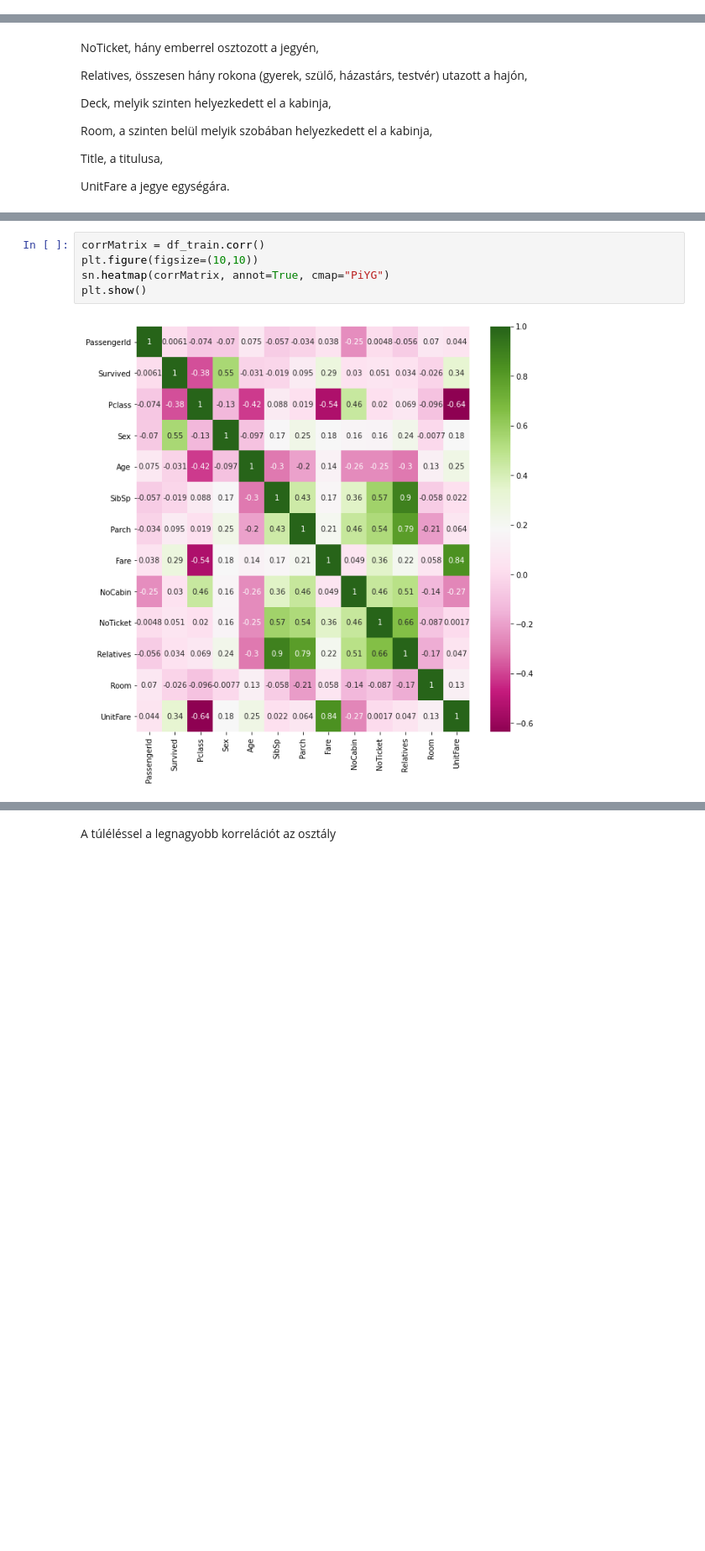
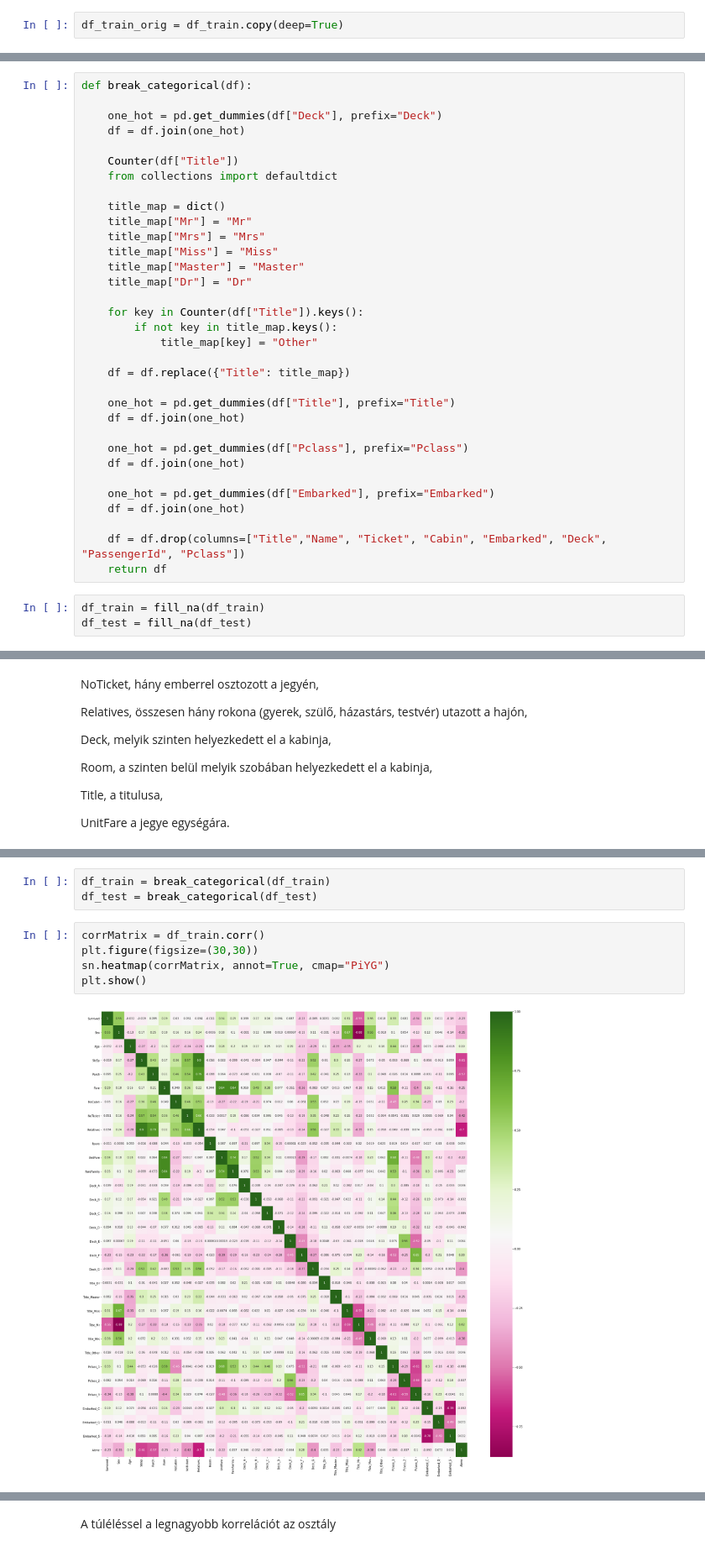
Before and after one commit to banderasz/KPMG, a Jupyter notebook: titanic.ipynb, the cells around one changed output, grey strips where cells are left out. Shown at 84% size. Saved outputs shown, nothing was run; the diff lists cells and outputs as text; blank space fills up the shorter version.

```diff
--- a/titanic.ipynb
+++ b/titanic.ipynb
@@ -138,0 +318,2 @@ memory usage: 90.3+ KB
+# %%
+df_train_orig = df_train.copy(deep=True)
@@ -139 +368,37 @@ memory usage: 90.3+ KB
+# %%
+def break_categorical(df):
+
+    one_hot = pd.get_dummies(df["Deck"], prefix="Deck")
+    df = df.join(one_hot)
+
+    Counter(df["Title"])
+    from collections import defaultdict
+
+    title_map = dict()
+    title_map["Mr"] = "Mr"
+    title_map["Mrs"] = "Mrs"
+    title_map["Miss"] = "Miss"
+    title_map["Master"] = "Master"
+    title_map["Dr"] = "Dr"
+
+    for key in Counter(df["Title"]).keys():
+        if not key in title_map.keys():
+            title_map[key] = "Other"
+
+    df = df.replace({"Title": title_map})
+
+    one_hot = pd.get_dummies(df["Title"], prefix="Title")
+    df = df.join(one_hot)
+
+    one_hot = pd.get_dummies(df["Pclass"], prefix="Pclass")
+    df = df.join(one_hot)
+
+    one_hot = pd.get_dummies(df["Embarked"], prefix="Embarked")
+    df = df.join(one_hot)
+
+    df = df.drop(columns=["Title","Name", "Ticket", "Cabin", "Embarked", "Deck", "PassengerId", "Pclass"])
+    return df
+# %%
+df_train = fill_na(df_train)
+df_test = fill_na(df_test)
 # %%
@@ -282,7 +563,10 @@ Text(0, 0.5, 'Utasok száma')
+# %%
+df_train = break_categorical(df_train)
+df_test = break_categorical(df_test)
 # %%
 corrMatrix = df_train.corr()
-plt.figure(figsize=(10,10))
+plt.figure(figsize=(30,30))
 sn.heatmap(corrMatrix, annot=True, cmap="PiYG")
 plt.show()
 # %% [output]
-[figure, old version]
+[figure, new version]
```
Also changed, not shown: parts of 32 cells of this notebook.
